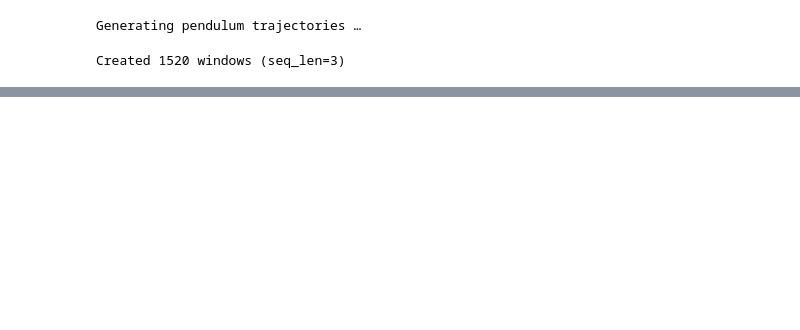
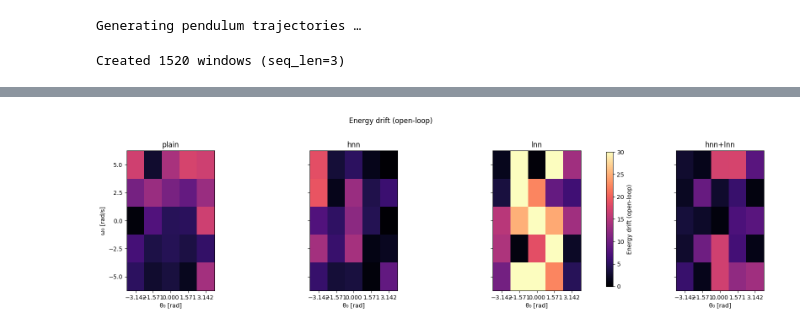
Before and after one commit to flavjoxhelollari/physics_informed_machine_learning, a Jupyter notebook: vjepa_pinn_informed_compact.ipynb, the cells around one changed output, grey strips where cells are left out. Saved outputs shown, nothing was run; the diff lists cells and outputs as text; code cells hidden in the pictures; blank space fills up the shorter version.

```diff
--- a/vjepa_pinn_informed_compact.ipynb
+++ b/vjepa_pinn_informed_compact.ipynb
@@ -374,0 +771,86 @@ ValueError: requested IC not present in loader
+# %%
+def plot_metric_row(
+    results: dict,
+    modes: list[str],
+    metric_key: str,             # e.g. "E_drift_grid" or "AccelMSE_grid"
+    *,
+    theta_axis: np.ndarray,
+    omega_axis: np.ndarray,
+    title: str,
+    cmap: str = "magma",
+    vmin: float | None = None,
+    vmax: float | None = None,
+    clip_percentile: tuple[float,float] | None = None,
+    savepath: str | None = None
+):
+    """
+    Draws a row of heatmaps (one per mode) with a SHARED colorbar.
+    """
+    grids = [results[m][metric_key] for m in modes]
+    stack = np.stack(grids, axis=0)
+
+    # global limits if not provided
+    if clip_percentile is not None:
+        lo, hi = np.nanpercentile(stack, list(clip_percentile))
+        vmin = lo if vmin is None else vmin
+        vmax = hi if vmax is None else vmax
+    else:
+        vmin = np.nanmin(stack) if vmin is None else vmin
+        vmax = np.nanmax(stack) if vmax is None else vmax
+
+    θe = _edges_from_centers(theta_axis)
+    ωe = _edges_from_centers(omega_axis)
+
+    n = len(modes)
+    fig, axes = plt.subplots(1, n, figsize=(4.2*n+1.2, 4.6), sharex=True, sharey=True)
+    if n == 1:
+        axes = [axes]
+
+    mappables = []
+    for ax, mode, grid in zip(axes, modes, grids):
+        pc = ax.pcolormesh(θe, ωe, grid.T, cmap=cmap, shading="flat", vmin=vmin, vmax=vmax)
+        mappables.append(pc)
+        ax.set_title(mode)
+        ax.set_aspect("equal", adjustable="box")
+        ax.set_xticks(theta_axis); ax.set_yticks(omega_axis)
+        ax.set_xlabel("θ₀ [rad]")
+    axes[0].set_ylabel("ω₀ [rad/s]")
+
+    # One shared colorbar for the row
+    cbar = fig.colorbar(mappables[0], ax=axes, shrink=0.9, pad=0.02)
+    cbar.set_label(title)
+
+    fig.suptitle(title, y=1.02, fontsize=12)
+    fig.tight_layout()
+    if savepath:
+        fig.savefig(savepath, dpi=160, bbox_inches="tight")
+    plt.show()
+
+
+
+present_modes = [m for m in ["plain", "hnn", "lnn", "hnn+lnn"] if m in results]
+
+E_vmin, E_vmax = 0, 30
+A_vmin, A_vmax = 0, 100
+
+# Energy drift row (shared colorbar)
+plot_metric_row(
+    results, present_modes, "E_drift_grid",
+    theta_axis=theta_grid, omega_axis=omega_grid,
+    title="Energy drift (open-loop)",
+    cmap="magma",
+    vmin=E_vmin, vmax=E_vmax,
+    savepath="heatmaps/row_energy_drift_open.png"
+)
+
+# Accel MSE row (shared colorbar)
+plot_metric_row(
+    results, present_modes, "AccelMSE_grid",
+    theta_axis=theta_grid, omega_axis=omega_grid,
+    title="Acceleration MSE (open-loop)",
+    cmap="viridis",
+    vmin=A_vmin, vmax=A_vmax,
+    savepath="heatmaps/row_accel_mse_open.png"
+)
+# %% [output]
+[figure, added]
```
Also changed, not shown: parts of 15 cells of this notebook, 12 other files.
